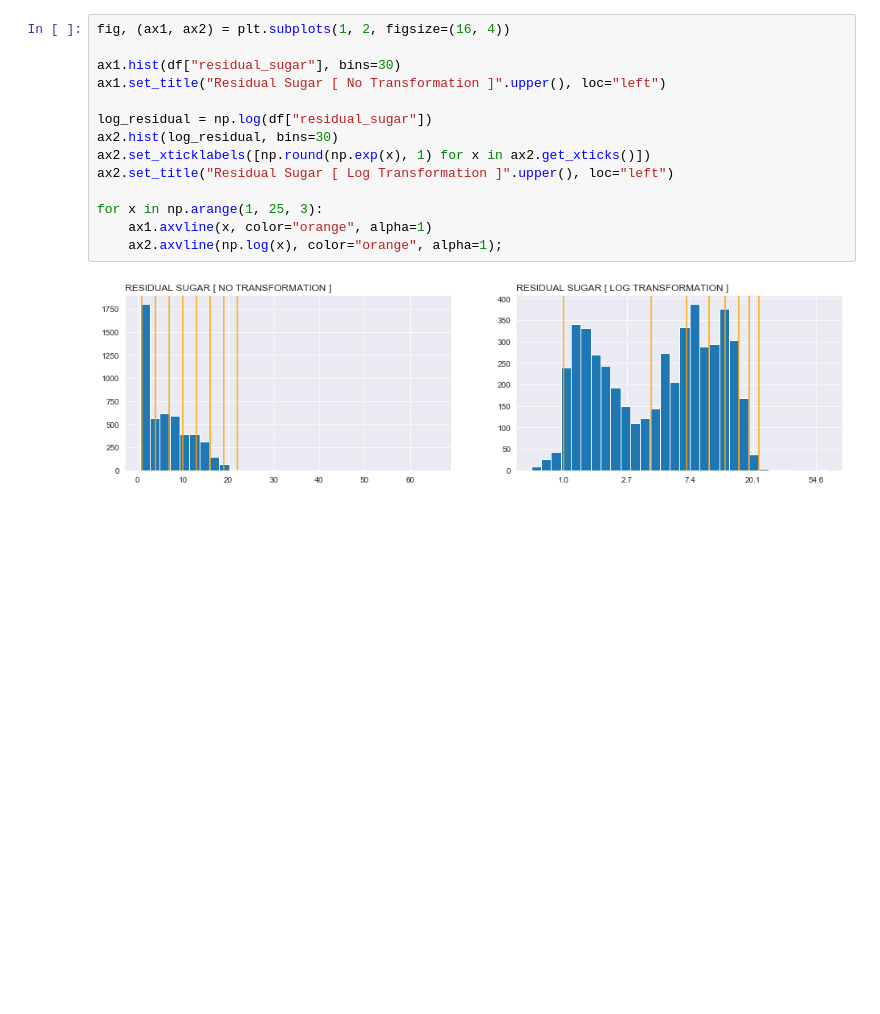
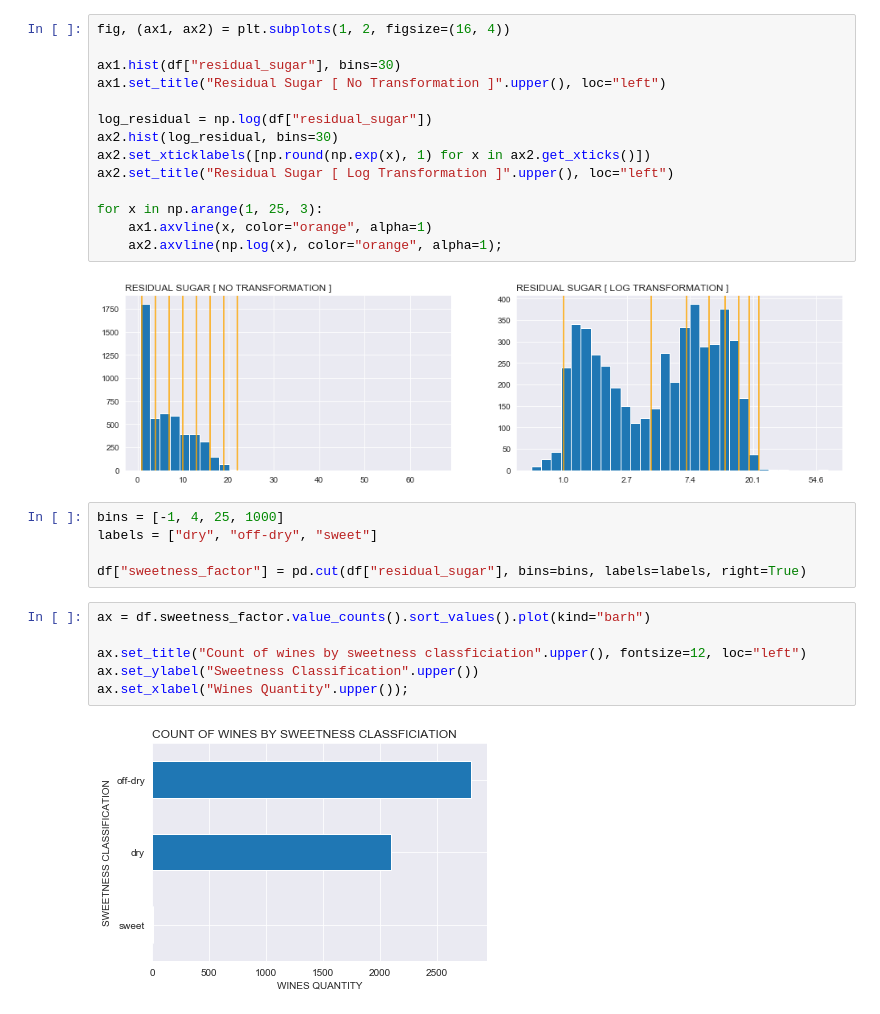
Before and after one commit to hoadcoder/SundayLearning, a Jupyter notebook: an04_wine_analysis.ipynb, the cells around one changed output. Saved outputs shown, nothing was run; the diff lists cells and outputs as text; blank space fills up the shorter version.

```diff
--- a/an04_wine_analysis.ipynb
+++ b/an04_wine_analysis.ipynb
@@ -88,3 +110,16 @@ for x in np.arange(1, 25, 3):
     ax2.axvline(np.log(x), color="orange", alpha=1);
 # %% [output]
 [figure]
+# %%
+bins = [-1, 4, 25, 1000]
+labels = ["dry", "off-dry", "sweet"]
+
+df["sweetness_factor"] = pd.cut(df["residual_sugar"], bins=bins, labels=labels, right=True)
+# %%
+ax = df.sweetness_factor.value_counts().sort_values().plot(kind="barh")
+
+ax.set_title("Count of wines by sweetness classficiation".upper(), fontsize=12, loc="left")
+ax.set_ylabel("Sweetness Classification".upper())
+ax.set_xlabel("Wines Quantity".upper());
+# %% [output]
+[figure, added]
```
Also changed, not shown: parts of 15 cells of this notebook.
